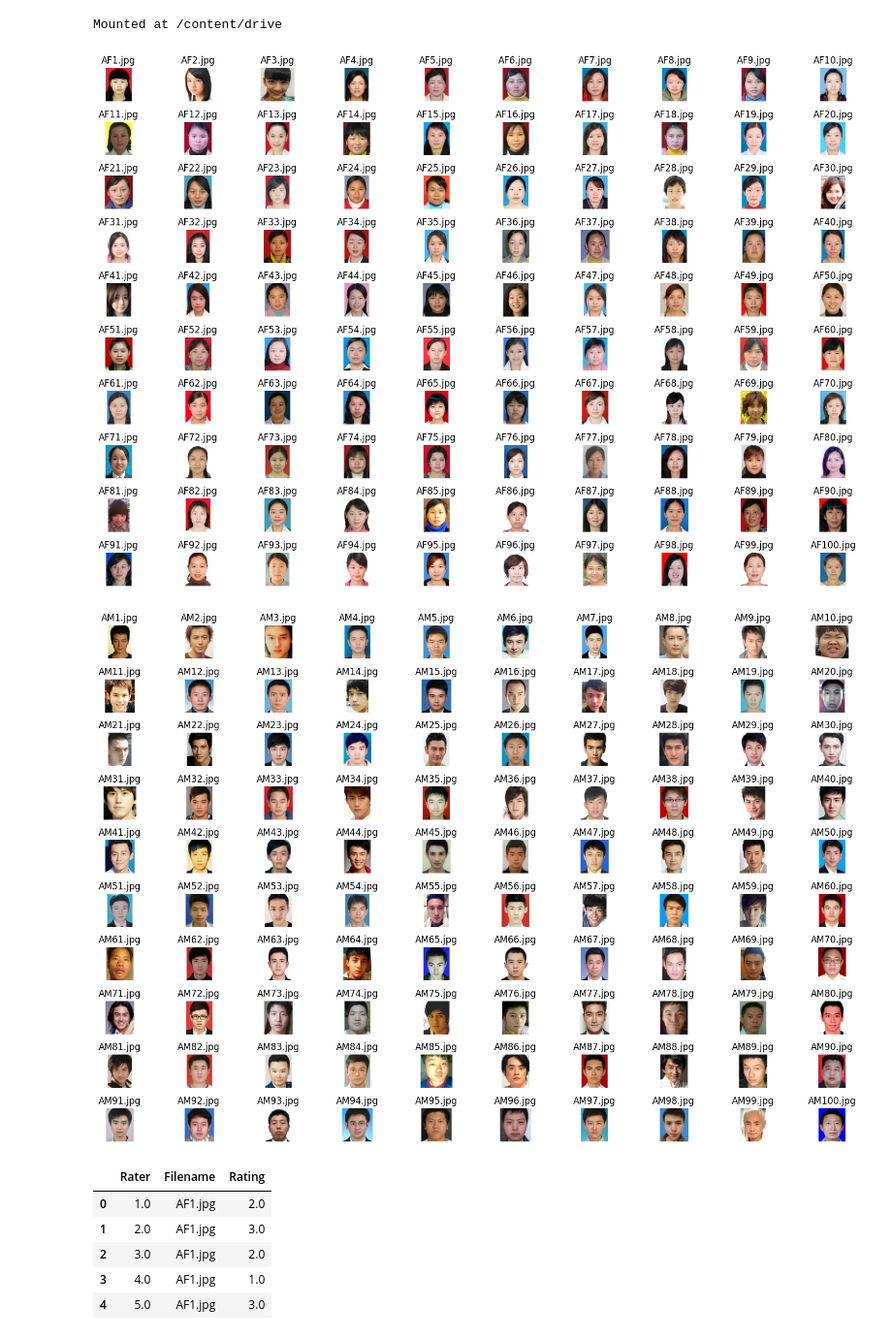
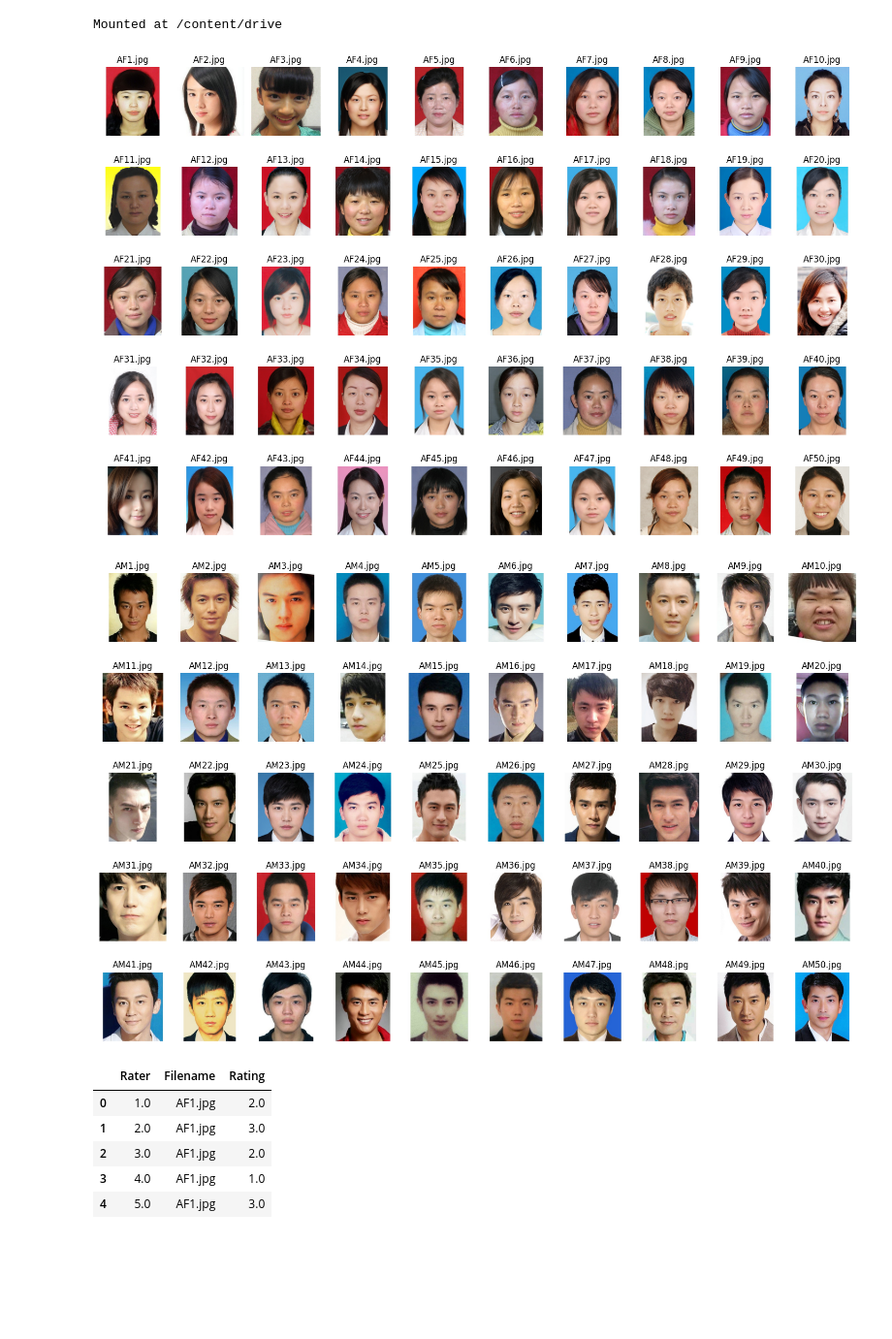
Before and after one commit to dheerajpreetsingh/APMLP, a Jupyter notebook: APMLP.ipynb, the cells around one changed output. Shown at 97% size. Cells and saved outputs as stored; diff of their text form; code cells hidden in the pictures; blank space fills up the shorter version.

Commit message:
Loading a Smaller Image Data due to Github not being able to render.

```diff
--- a/APMLP.ipynb
+++ b/APMLP.ipynb
@@ -16,22 +16,22 @@ desired_folder_path = '/content/drive/My Drive/APMLP'
 # %% [output]
 Mounted at /content/drive
 # %%
-fig , axs=plt.subplots(nrows=10,ncols=10,figsize=(15,10))
+fig , axs=plt.subplots(nrows=5,ncols=10,figsize=(15,10))
 axs=axs.flatten()
-for i in range(100):
+for i in range(50):
   filepath="/content/APMLP/Data_Images/"+"AF"+str(i+1)+".jpg"
   img=Image.open(filepath)
   axs[i].imshow(img)
   axs[i].axis("Off")
   axs[i].set_title("AF"+str(i+1)+".jpg")
 plt.tight_layout()
 plt.show()
 # %% [output]
-[figure, old version]
+[figure, new version]
 # %%
-fig , axs=plt.subplots(nrows=10,ncols=10,figsize=(15,10))
+fig , axs=plt.subplots(nrows=5,ncols=10,figsize=(15,10))
 axs=axs.flatten()
-for i in range(100):
+for i in range(50):
   filepath="/content/APMLP/Data_Images/"+"AM"+str(i+1)+".jpg"
   img=Image.open(filepath)
   axs[i].imshow(img)
@@ -40,7 +40,7 @@ for i in range(100):
 plt.tight_layout()
 plt.show()
 # %% [output]
-[figure, old version]
+[figure, new version]
 # %%
 dff=pd.read_csv("/content/APMLP/Rating_Female.csv", low_memory=False)
 dff1=dff.drop("original Rating",axis=1)
```
